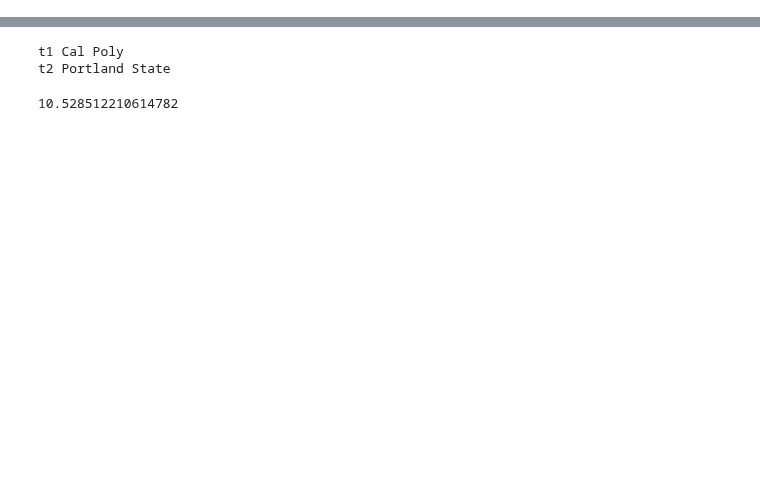
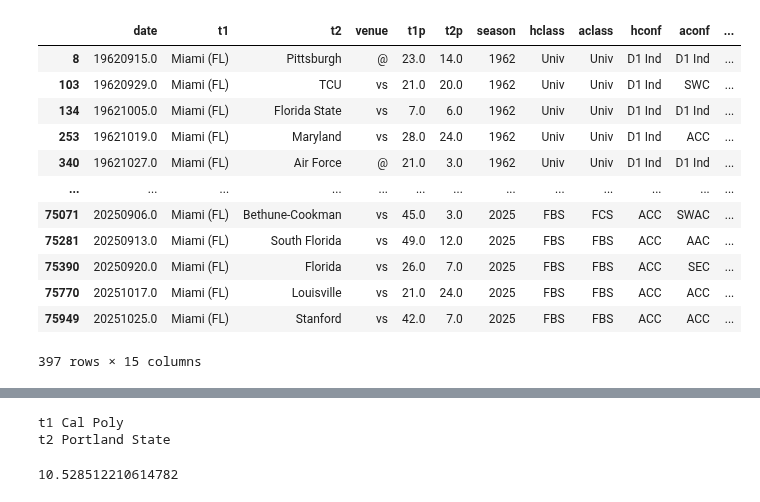
Before and after one commit to easella/ncaaf, a Jupyter notebook: cfb-with-rev.ipynb, the cells around one changed output, grey strips where cells are left out. Cells and saved outputs as stored; diff of their text form; code cells hidden in the pictures; blank space fills up the shorter version.

```diff
--- a/cfb-with-rev.ipynb
+++ b/cfb-with-rev.ipynb
@@ -1742,3 +1738,19 @@ df[df.t2=="Louisiana Col"]
+# %%
+df[df.t1=='Miami (FL)']
+# %% [output]
+|  | date | t1 | t2 | venue | t1p | t2p | season | hclass | aclass | hconf | aconf | ... |
+| 8 | 19620915.0 | Miami (FL) | Pittsburgh | @ | 23.0 | 14.0 | 1962 | Univ | Univ | D1 Ind | D1 Ind | ... |
+| 103 | 19620929.0 | Miami (FL) | TCU | vs | 21.0 | 20.0 | 1962 | Univ | Univ | D1 Ind | SWC | ... |
+| 134 | 19621005.0 | Miami (FL) | Florida State | vs | 7.0 | 6.0 | 1962 | Univ | Univ | D1 Ind | D1 Ind | ... |
+| 253 | 19621019.0 | Miami (FL) | Maryland | vs | 28.0 | 24.0 | 1962 | Univ | Univ | D1 Ind | ACC | ... |
+| 340 | 19621027.0 | Miami (FL) | Air Force | @ | 21.0 | 3.0 | 1962 | Univ | Univ | D1 Ind | D1 Ind | ... |
+| ... | ... | ... | ... | ... | ... | ... | ... | ... | ... | ... | ... | ... |
+| 75071 | 20250906.0 | Miami (FL) | Bethune-Cookman | vs | 45.0 | 3.0 | 2025 | FBS | FCS | ACC | SWAC | ... |
+| 75281 | 20250913.0 | Miami (FL) | South Florida | vs | 49.0 | 12.0 | 2025 | FBS | FBS | ACC | AAC | ... |
+| 75390 | 20250920.0 | Miami (FL) | Florida | vs | 26.0 | 7.0 | 2025 | FBS | FBS | ACC | SEC | ... |
+| 75770 | 20251017.0 | Miami (FL) | Louisville | vs | 21.0 | 24.0 | 2025 | FBS | FBS | ACC | ACC | ... |
+| 75949 | 20251025.0 | Miami (FL) | Stanford | vs | 42.0 | 7.0 | 2025 | FBS | FBS | ACC | ACC | ... |
+397 rows × 15 columns
 # %%
 set(df.t1.tolist()+df.t2.tolist())
 # %%
```
Also changed, not shown: parts of 2 cells of this notebook.
